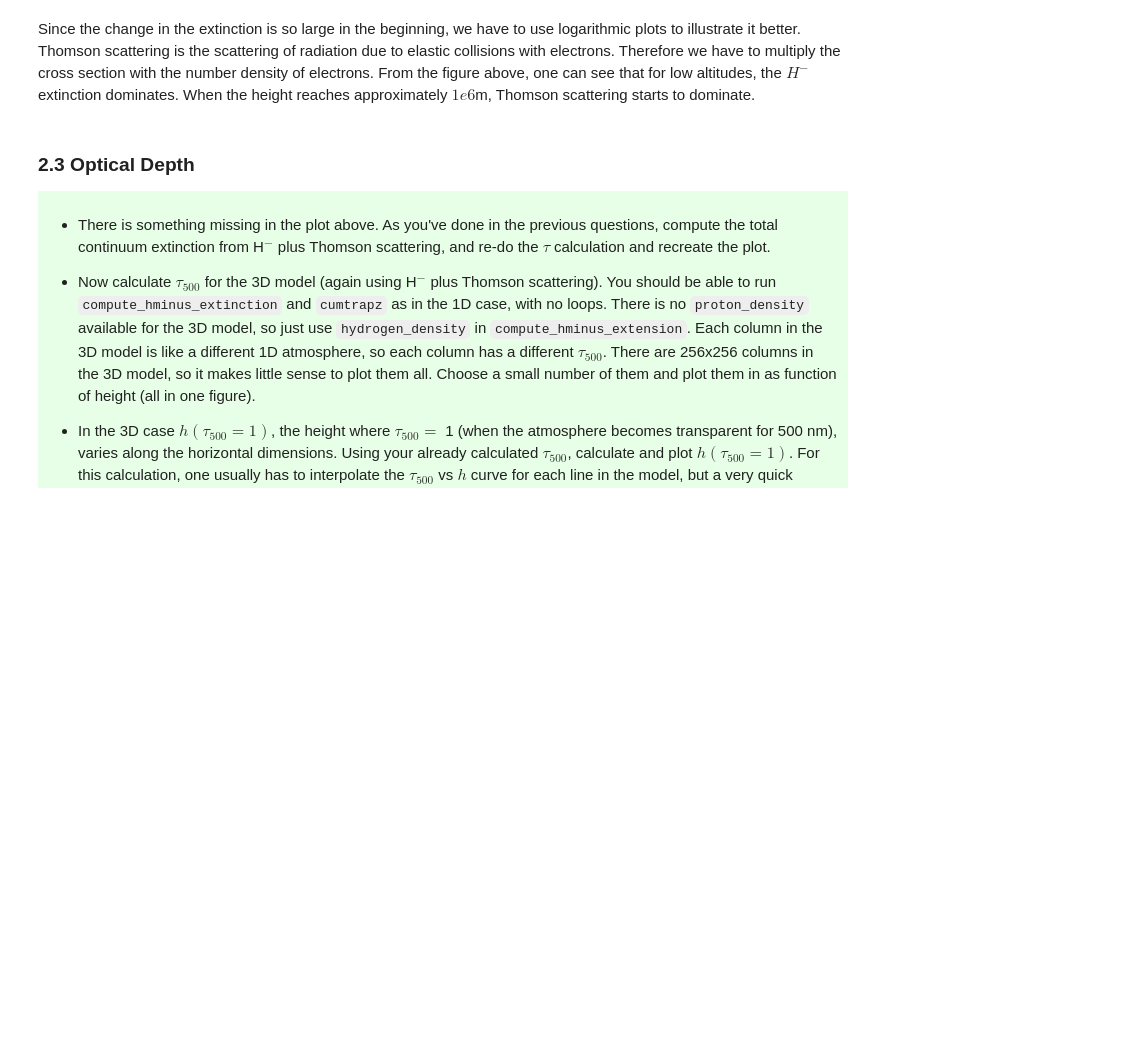
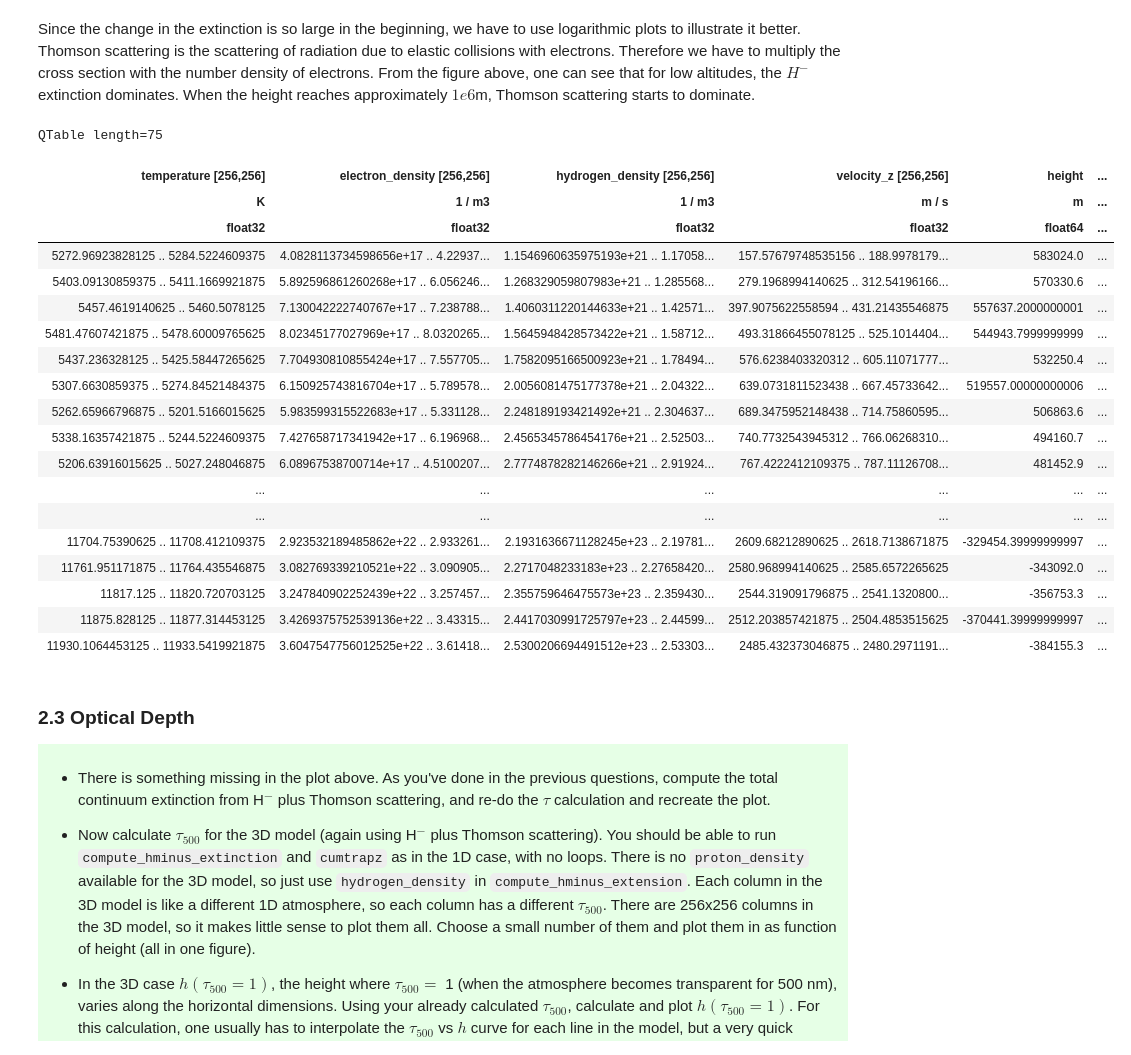
Before and after one commit to hakontan/AST4310-Autumn2019, a Jupyter notebook: ssb/SSB_answer.ipynb, the cells around one changed output. Saved outputs shown, nothing was run; the diff lists cells and outputs as text; code cells hidden in the pictures; blank space fills up the shorter version.

```diff
--- a/ssb/SSB_answer.ipynb
+++ b/ssb/SSB_answer.ipynb
@@ -469,6 +625,30 @@ ax.legend()
 [drawing not drawn]
 # %% [markdown]
 Since the change in the extinction is so large in the beginning, we have to use logarithmic plots to illustrate it better. Thomson scattering is the scattering of radiation due to elastic collisions with electrons. Therefore we have to multiply the cross section with the number density of electrons. From the figure above, one can see that for low altitudes, the $H^-$ extinction dominates. When the height reaches approximately $1e6$m, Thomson scattering starts to dominate.
+# %%
+atm3d = QTable.read("qs006024_sap_s285.fits")
+atm3d
+# %% [output]
+QTable length=75
+| temperature [256,256] | electron_density [256,256] | hydrogen_density [256,256] | velocity_z [256,256] | height | ... |
+| K | 1 / m3 | 1 / m3 | m / s | m | ... |
+| float32 | float32 | float32 | float32 | float64 | ... |
+| 5272.96923828125 .. 5284.5224609375 | 4.0828113734598656e+17 .. 4.22937... | 1.1546960635975193e+21 .. 1.17058... | 157.57679748535156 .. 188.9978179... | 583024.0 | ... |
+| 5403.09130859375 .. 5411.1669921875 | 5.892596861260268e+17 .. 6.056246... | 1.268329059807983e+21 .. 1.285568... | 279.1968994140625 .. 312.54196166... | 570330.6 | ... |
+| 5457.4619140625 .. 5460.5078125 | 7.130042222740767e+17 .. 7.238788... | 1.4060311220144633e+21 .. 1.42571... | 397.9075622558594 .. 431.21435546875 | 557637.2000000001 | ... |
+| 5481.47607421875 .. 5478.60009765625 | 8.02345177027969e+17 .. 8.0320265... | 1.5645948428573422e+21 .. 1.58712... | 493.31866455078125 .. 525.1014404... | 544943.7999999999 | ... |
+| 5437.236328125 .. 5425.58447265625 | 7.704930810855424e+17 .. 7.557705... | 1.7582095166500923e+21 .. 1.78494... | 576.6238403320312 .. 605.11071777... | 532250.4 | ... |
+| 5307.6630859375 .. 5274.84521484375 | 6.150925743816704e+17 .. 5.789578... | 2.0056081475177378e+21 .. 2.04322... | 639.0731811523438 .. 667.45733642... | 519557.00000000006 | ... |
+| 5262.65966796875 .. 5201.5166015625 | 5.983599315522683e+17 .. 5.331128... | 2.248189193421492e+21 .. 2.304637... | 689.3475952148438 .. 714.75860595... | 506863.6 | ... |
+| 5338.16357421875 .. 5244.5224609375 | 7.427658717341942e+17 .. 6.196968... | 2.4565345786454176e+21 .. 2.52503... | 740.7732543945312 .. 766.06268310... | 494160.7 | ... |
+| 5206.63916015625 .. 5027.248046875 | 6.08967538700714e+17 .. 4.5100207... | 2.7774878282146266e+21 .. 2.91924... | 767.4222412109375 .. 787.11126708... | 481452.9 | ... |
+| ... | ... | ... | ... | ... | ... |
+| ... | ... | ... | ... | ... | ... |
+| 11704.75390625 .. 11708.412109375 | 2.923532189485862e+22 .. 2.933261... | 2.1931636671128245e+23 .. 2.19781... | 2609.68212890625 .. 2618.7138671875 | -329454.39999999997 | ... |
+| 11761.951171875 .. 11764.435546875 | 3.082769339210521e+22 .. 3.090905... | 2.2717048233183e+23 .. 2.27658420... | 2580.968994140625 .. 2585.6572265625 | -343092.0 | ... |
+| 11817.125 .. 11820.720703125 | 3.247840902252439e+22 .. 3.257457... | 2.355759646475573e+23 .. 2.359430... | 2544.319091796875 .. 2541.1320800... | -356753.3 | ... |
+| 11875.828125 .. 11877.314453125 | 3.4269375752539136e+22 .. 3.43315... | 2.4417030991725797e+23 .. 2.44599... | 2512.203857421875 .. 2504.4853515625 | -370441.39999999997 | ... |
+| 11930.1064453125 .. 11933.5419921875 | 3.6047547756012525e+22 .. 3.61418... | 2.5300206694491512e+23 .. 2.53303... | 2485.432373046875 .. 2480.2971191... | -384155.3 | ... |
 # %% [markdown]
 ### 2.3 Optical Depth
 
```
Also changed, not shown: parts of 28 cells of this notebook, 1 other file.
